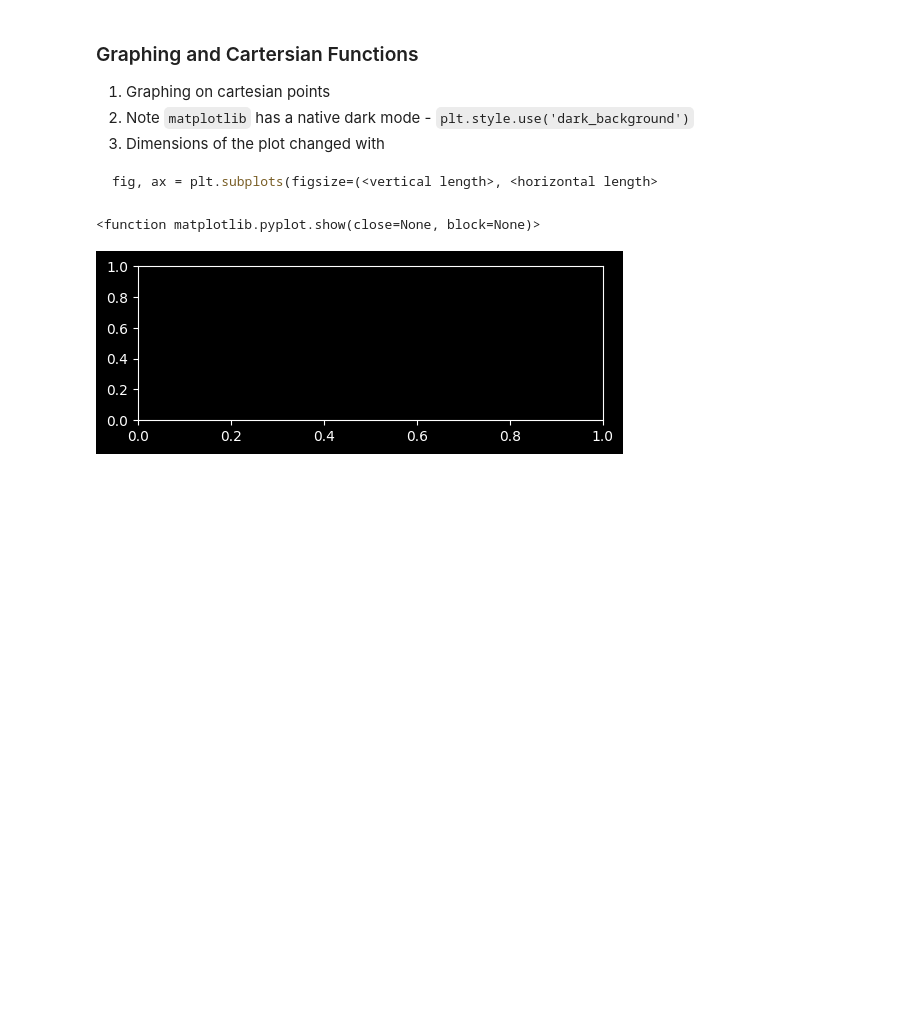
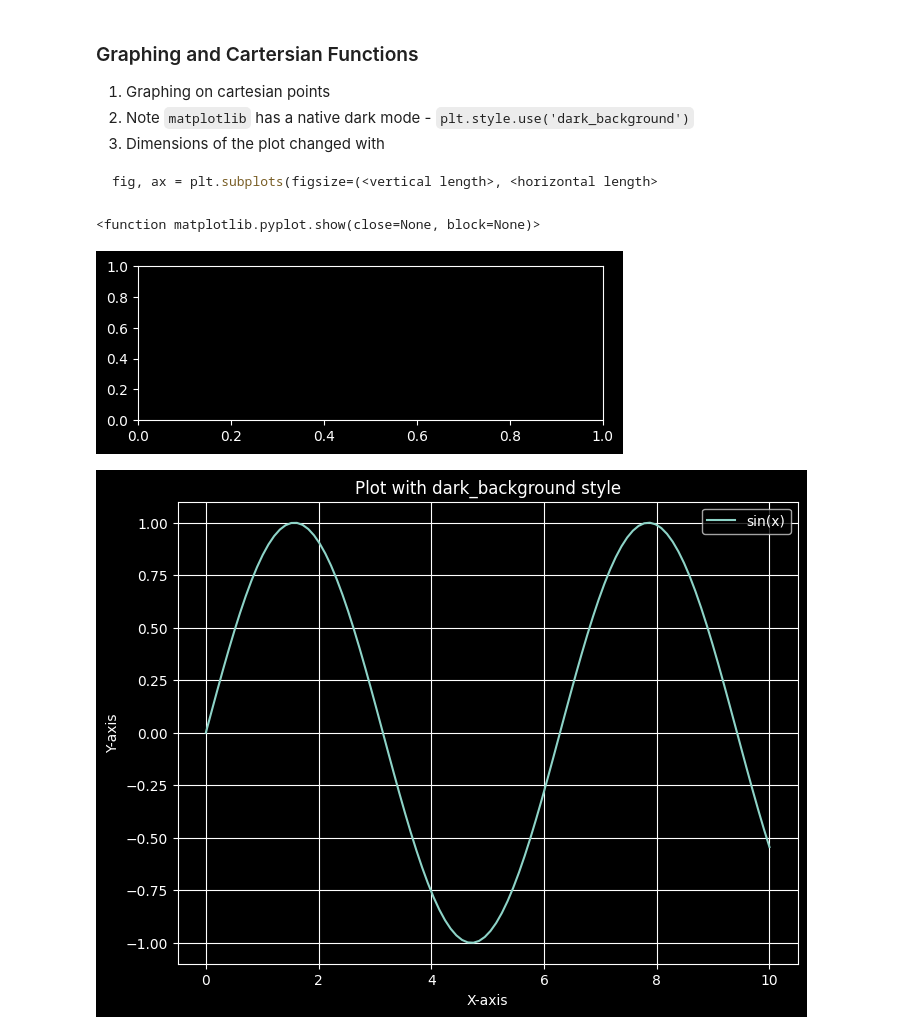
Before and after one commit to xyizko/xo-mathz, a Jupyter notebook: nb/yt-fca-1.ipynb, the cells around one changed output. Saved outputs shown, nothing was run; the diff lists cells and outputs as text; code cells hidden in the pictures; blank space fills up the shorter version.

Commit message:
Kaggle Notebook | yt-fca-1 | Plots

```diff
--- a/nb/yt-fca-1.ipynb
+++ b/nb/yt-fca-1.ipynb
@@ -1009,3 +1009,32 @@ plt.show
 # %% [output]
 <function matplotlib.pyplot.show(close=None, block=None)>
 [figure]
+# %%
+# Complete Example
+import matplotlib.pyplot as plt
+import numpy as np
+
+# Apply the built-in dark_background style
+plt.style.use('dark_background')
+
+# Generate some sample data
+x = np.linspace(0, 10, 100)
+y = np.sin(x)
+
+# Create the plot
+fig, ax = plt.subplots(figsize=(8, 6))
+ax.plot(x, y, label='sin(x)')
+
+# Add labels and title
+ax.set_xlabel('X-axis')
+ax.set_ylabel('Y-axis')
+ax.set_title('Plot with dark_background style')
+
+# Add a legend and grid
+ax.legend()
+ax.grid(True)
+
+# Display the plot
+plt.show()
+# %% [output]
+[figure, added]
```
Also changed, not shown: parts of 1 cell of this notebook.
